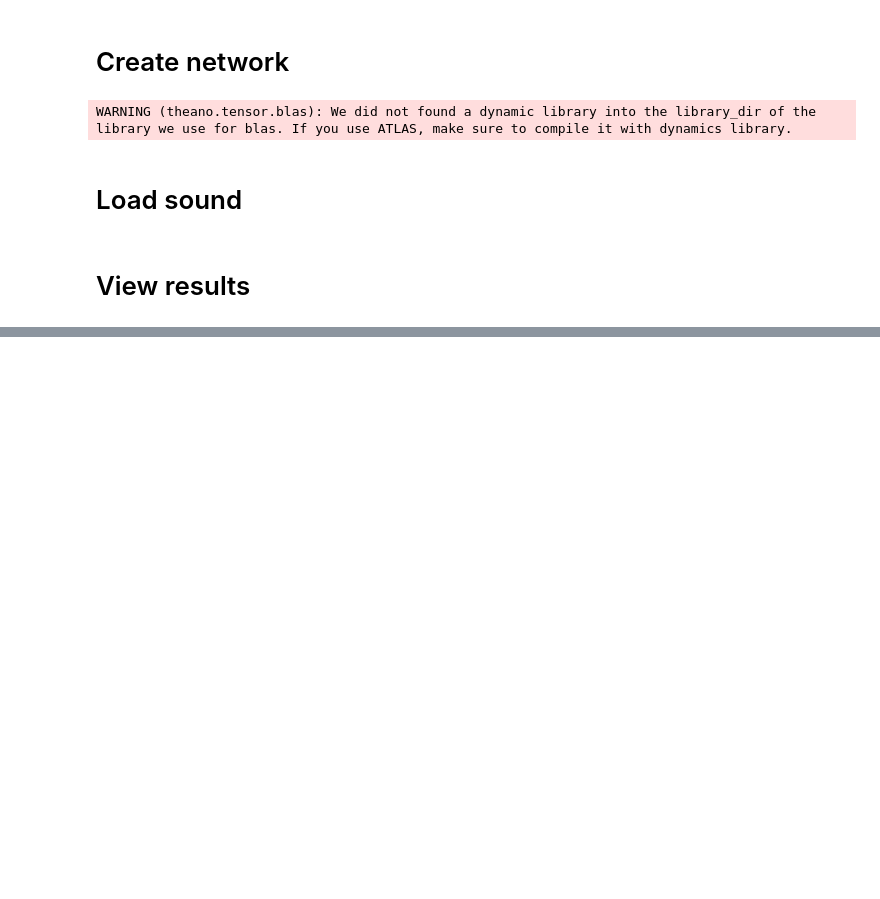
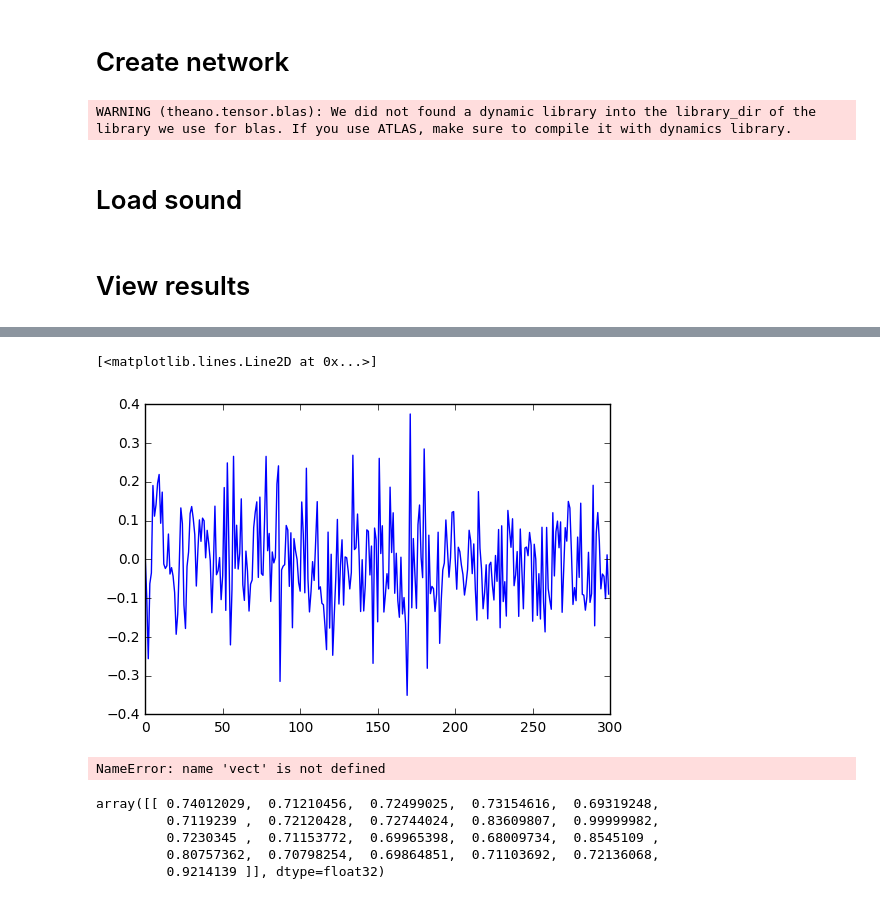
Before and after one commit to voice2vec/voicetools, a Jupyter notebook: workbanches/clear/example.ipynb, the cells around one changed output, grey strips where cells are left out. Cells and saved outputs as stored; diff of their text form; code cells hidden in the pictures; blank space fills up the shorter version.

```diff
--- a/workbanches/clear/example.ipynb
+++ b/workbanches/clear/example.ipynb
@@ -80,0 +107,9 @@ def distance_sq(x1, x2):
+# %%
+plt.plot(_all_[11])
+# %% [output]
+[<matplotlib.lines.Line2D at 0x...>]
+[figure, added]
+# %%
+network.simvoice(vectors=vect)
+# %% [output]
+NameError: name 'vect' is not defined
@@ -80,0 +126,8 @@ def distance_sq(x1, x2):
+# %%
+cosine_similarity(_all_[9], _all_)
+# %% [output]
+array([[ 0.74012029,  0.71210456,  0.72499025,  0.73154616,  0.69319248,
+         0.7119239 ,  0.72120428,  0.72744024,  0.83609807,  0.99999982,
+         0.7230345 ,  0.71153772,  0.69965398,  0.68009734,  0.8545109 ,
+         0.80757362,  0.70798254,  0.69864851,  0.71103692,  0.72136068,
+         0.9214139 ]], dtype=float32)
```
Also changed, not shown: parts of 17 cells of this notebook, 9 other files.
